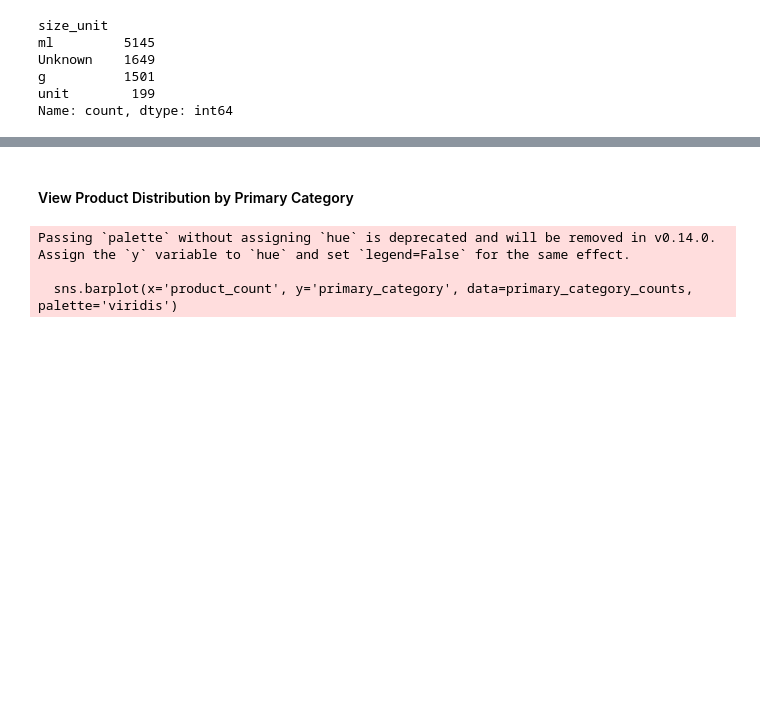
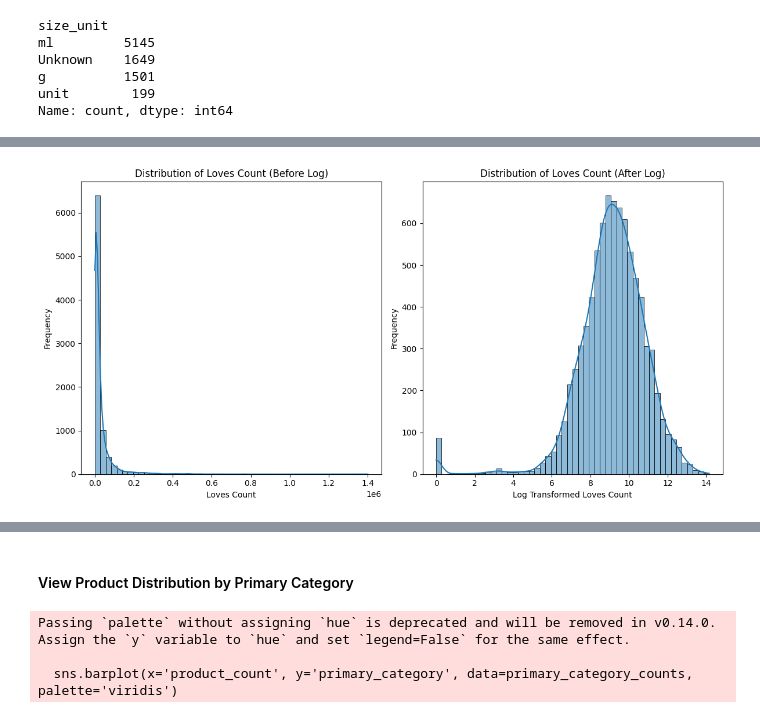
Before and after one commit to kelynz/itd214proj, a Jupyter notebook: 3988288G.ipynb, the cells around one changed output, grey strips where cells are left out. Cells and saved outputs as stored; diff of their text form; code cells hidden in the pictures; blank space fills up the shorter version.

```diff
--- a/3988288G.ipynb
+++ b/3988288G.ipynb
@@ -267,6 +277,12 @@ Name: primary_category, dtype: object
 * "Men" has limited and low engagement, inclusion of this category may introduce noise due to sparse data, likely to consider to drop this to focus on core consumer segments e.g. women buyers
 
 * "Gifts" refers to giftcards or store credits, as these are intermediary financial instruments and not physical products with attributes like size, brand, category, it does not reflect product desirability, hence will drop this since it does not align with the objective.
+# %%
+# Identify the row with the specific product_id
+mask = df_product['product_id'] == 'P445725'
+# Swap primary and secondary categories and set primary_category to 'Makeup'
+df_product.loc[mask, ['primary_category', 'secondary_category']] = df_product.loc[mask, ['secondary_category', 'primary_category']].values
+df_product.loc[mask, 'primary_category'] = 'Makeup'
 # %%
 # Swap primary and secondary categories for 'Mini Size' excluding 'Value & Gift Sets'
 mask = (df_product['primary_category'] == 'Mini Size') & (df_product['secondary_category'] != 'Value & Gift Sets')
@@ -484,0 +586,20 @@ memory usage: 995.5+ KB
+# %%
+# Visualize skewness of loves_count before and after log transformation
+plt.figure(figsize=(12, 6))
+
+plt.subplot(1, 2, 1)
+sns.histplot(df_product['loves_count'], bins=50, kde=True)
+plt.title('Distribution of Loves Count (Before Log)')
+plt.xlabel('Loves Count')
+plt.ylabel('Frequency')
+
+plt.subplot(1, 2, 2)
+sns.histplot(np.log1p(df_product['loves_count']), bins=50, kde=True)
+plt.title('Distribution of Loves Count (After Log)')
+plt.xlabel('Log Transformed Loves Count')
+plt.ylabel('Frequency')
+
+plt.tight_layout()
+plt.show()
+# %% [output]
+[figure, added]
```
Also changed, not shown: parts of 60 cells of this notebook.
